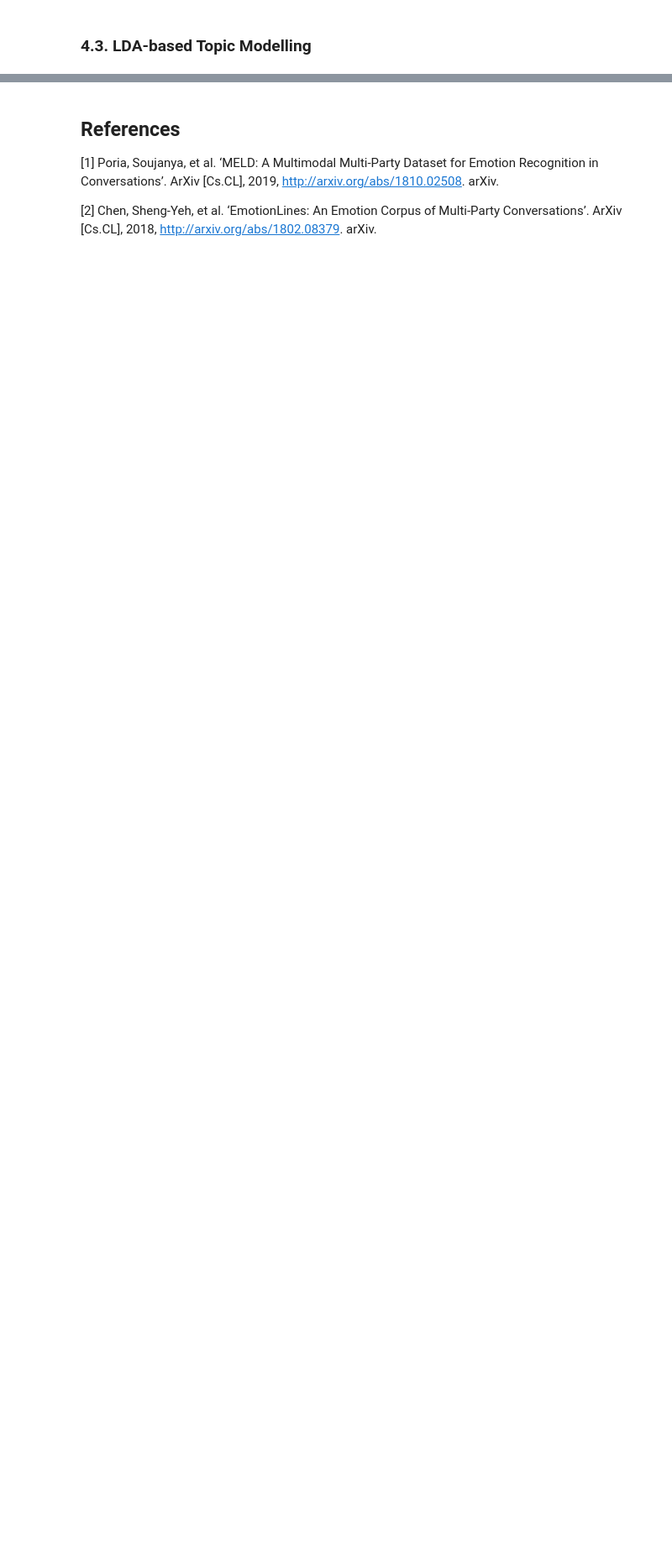
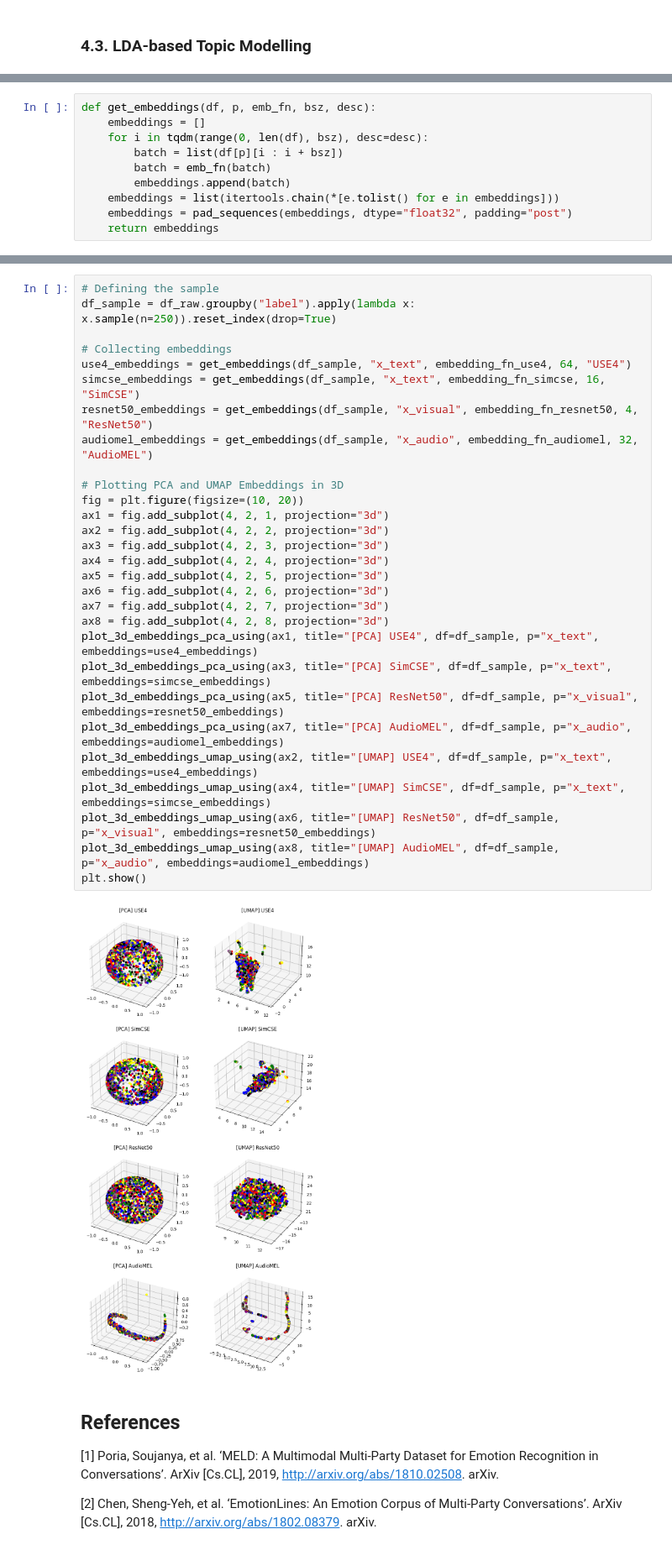
Before and after one commit to hudsonmendes/uolondon-cm3070-fp, a Jupyter notebook: dev/eda.ipynb, the cells around one changed output, grey strips where cells are left out. Shown at 84% size. Cells and saved outputs as stored; diff of their text form; blank space fills up the shorter version.

```diff
--- a/dev/eda.ipynb
+++ b/dev/eda.ipynb
@@ -259 +370,11 @@ resnet50_transforms = transforms.Compose(
+# %%
+def get_embeddings(df, p, emb_fn, bsz, desc):
+    embeddings = []
+    for i in tqdm(range(0, len(df), bsz), desc=desc):
+        batch = list(df[p][i : i + bsz])
+        batch = emb_fn(batch)
+        embeddings.append(batch)
+    embeddings = list(itertools.chain(*[e.tolist() for e in embeddings]))
+    embeddings = pad_sequences(embeddings, dtype="float32", padding="post")
+    return embeddings
 # %%
@@ -398,3 +484,34 @@ address this challenge.
+# %%
+# Defining the sample
+df_sample = df_raw.groupby("label").apply(lambda x: x.sample(n=250)).reset_index(drop=True)
+
+# Collecting embeddings
+use4_embeddings = get_embeddings(df_sample, "x_text", embedding_fn_use4, 64, "USE4")
+simcse_embeddings = get_embeddings(df_sample, "x_text", embedding_fn_simcse, 16, "SimCSE")
+resnet50_embeddings = get_embeddings(df_sample, "x_visual", embedding_fn_resnet50, 4, "ResNet50")
+audiomel_embeddings = get_embeddings(df_sample, "x_audio", embedding_fn_audiomel, 32, "AudioMEL")
+
+# Plotting PCA and UMAP Embeddings in 3D
+fig = plt.figure(figsize=(10, 20))
+ax1 = fig.add_subplot(4, 2, 1, projection="3d")
+ax2 = fig.add_subplot(4, 2, 2, projection="3d")
+ax3 = fig.add_subplot(4, 2, 3, projection="3d")
+ax4 = fig.add_subplot(4, 2, 4, projection="3d")
+ax5 = fig.add_subplot(4, 2, 5, projection="3d")
+ax6 = fig.add_subplot(4, 2, 6, projection="3d")
+ax7 = fig.add_subplot(4, 2, 7, projection="3d")
+ax8 = fig.add_subplot(4, 2, 8, projection="3d")
+plot_3d_embeddings_pca_using(ax1, title="[PCA] USE4", df=df_sample, p="x_text", embeddings=use4_embeddings)
+plot_3d_embeddings_pca_using(ax3, title="[PCA] SimCSE", df=df_sample, p="x_text", embeddings=simcse_embeddings)
+plot_3d_embeddings_pca_using(ax5, title="[PCA] ResNet50", df=df_sample, p="x_visual", embeddings=resnet50_embeddings)
+plot_3d_embeddings_pca_using(ax7, title="[PCA] AudioMEL", df=df_sample, p="x_audio", embeddings=audiomel_embeddings)
+plot_3d_embeddings_umap_using(ax2, title="[UMAP] USE4", df=df_sample, p="x_text", embeddings=use4_embeddings)
+plot_3d_embeddings_umap_using(ax4, title="[UMAP] SimCSE", df=df_sample, p="x_text", embeddings=simcse_embeddings)
+plot_3d_embeddings_umap_using(ax6, title="[UMAP] ResNet50", df=df_sample, p="x_visual", embeddings=resnet50_embeddings)
+plot_3d_embeddings_umap_using(ax8, title="[UMAP] AudioMEL", df=df_sample, p="x_audio", embeddings=audiomel_embeddings)
+plt.show()
+# %% [output]
+[figure, added]
 # %% [markdown]
 ## References
 
```
Also changed, not shown: parts of 18 cells of this notebook, 1 other file.
